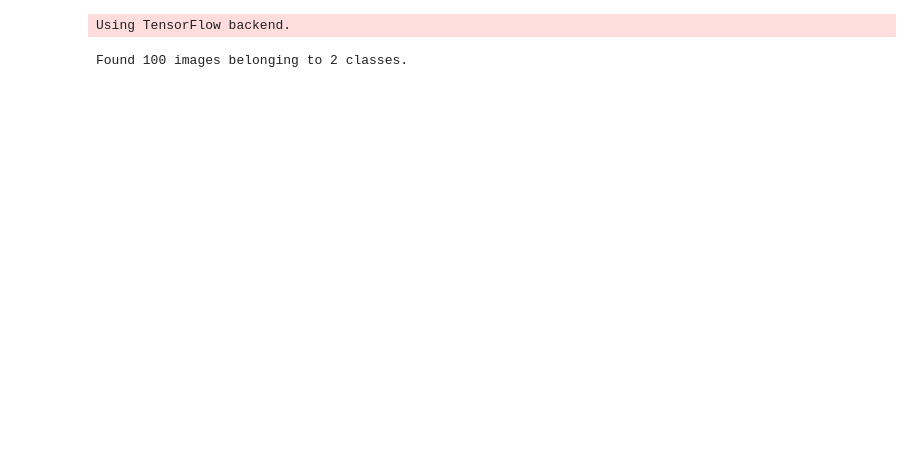
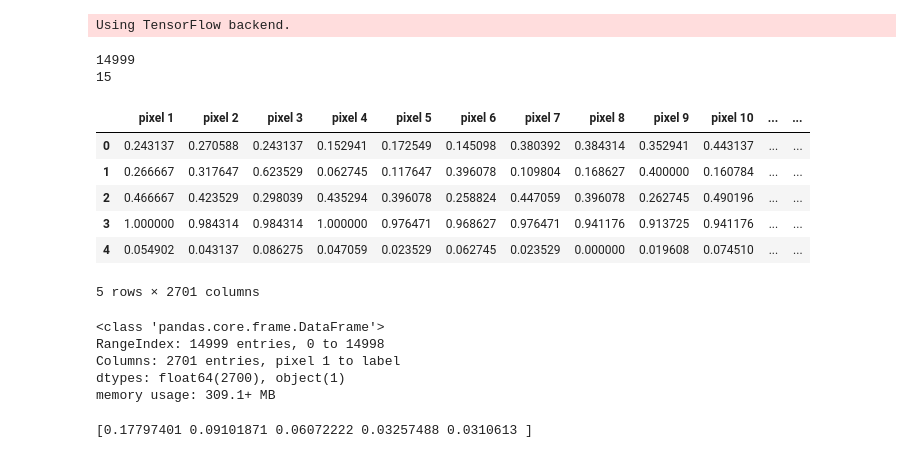
Before and after one commit to brianjinkim/thinkful_datascience, a Jupyter notebook: Unit 6/6.6.6 CNN with Images.ipynb, the cells around one changed output. Drawn from its saved outputs; the diff is of its cells as text; code cells hidden in the pictures; blank space fills up the shorter version.

```diff
--- a/Unit 6/6.6.6 CNN with Images.ipynb
+++ b/Unit 6/6.6.6 CNN with Images.ipynb
@@ -25,13 +25,13 @@ config.gpu_options.allow_growth = True
 session = tf.Session(config=config)
 # %%
 # options
-img_width, img_height = 100, 100
-batch_size = 16
-sample_size = 100
+img_width, img_height = 30, 30
+batch_size = 32
 epochs = 10
 
-# number of classification outputs
-num_classes=2
+# initializes variable only, gets set later
+num_classes=15
+sample_size = 15000
 
 data_dir = 'data/food'
 resized_dir = '/resized'
@@ -106,10 +106,0 @@ else:
-# %%
-datagen = ImageDataGenerator(horizontal_flip=True)
-
-train_generator = datagen.flow_from_directory(
-directory = data_dir+resized_dir,
-target_size = (img_width, img_height),
-batch_size = batch_size,
-class_mode = 'categorical')
-# %% [output]
-Found 100 images belonging to 2 classes.
@@ -115,0 +112,28 @@ Found 100 images belonging to 2 classes.
+# %%
+print(sample_size)
+print(num_classes)
+# %% [output]
+14999
+15
+# %%
+feat_cols = [ 'pixel '+str(i+1) for i in range(img_width*img_height*3)]
+df = pd.DataFrame(batch_array, columns=feat_cols)
+df['label'] = batch_label
+# %%
+df.head()
+# %% [output]
+|  | pixel 1 | pixel 2 | pixel 3 | pixel 4 | pixel 5 | pixel 6 | pixel 7 | pixel 8 | pixel 9 | pixel 10 | ... | ... |
+| 0 | 0.243137 | 0.270588 | 0.243137 | 0.152941 | 0.172549 | 0.145098 | 0.380392 | 0.384314 | 0.352941 | 0.443137 | ... | ... |
+| 1 | 0.266667 | 0.317647 | 0.623529 | 0.062745 | 0.117647 | 0.396078 | 0.109804 | 0.168627 | 0.400000 | 0.160784 | ... | ... |
+| 2 | 0.466667 | 0.423529 | 0.298039 | 0.435294 | 0.396078 | 0.258824 | 0.447059 | 0.396078 | 0.262745 | 0.490196 | ... | ... |
+| 3 | 1.000000 | 0.984314 | 0.984314 | 1.000000 | 0.976471 | 0.968627 | 0.976471 | 0.941176 | 0.913725 | 0.941176 | ... | ... |
+| 4 | 0.054902 | 0.043137 | 0.086275 | 0.047059 | 0.023529 | 0.062745 | 0.023529 | 0.000000 | 0.019608 | 0.074510 | ... | ... |
+5 rows × 2701 columns
+# %%
+df.info()
+# %% [output]
+<class 'pandas.core.frame.DataFrame'>
+RangeIndex: 14999 entries, 0 to 14998
+Columns: 2701 entries, pixel 1 to label
+dtypes: float64(2700), object(1)
+memory usage: 309.1+ MB
@@ -115,0 +143,15 @@ Found 100 images belonging to 2 classes.
+# %%
+from sklearn.decomposition import PCA
+
+pca = PCA(n_components=5)
+pca_result = pca.fit_transform(df[feat_cols].values)
+
+df['pca-one'] = pca_result[:,0]
+df['pca-two'] = pca_result[:,1]
+df['pca-three'] = pca_result[:,2]
+df['pca-four'] = pca_result[:,3]
+df['pca-five'] = pca_result[:,4]
+
+print(pca.explained_variance_ratio_)
+# %% [output]
+[0.17797401 0.09101871 0.06072222 0.03257488 0.0310613 ]
```
Also changed, not shown: parts of 23 cells of this notebook.
